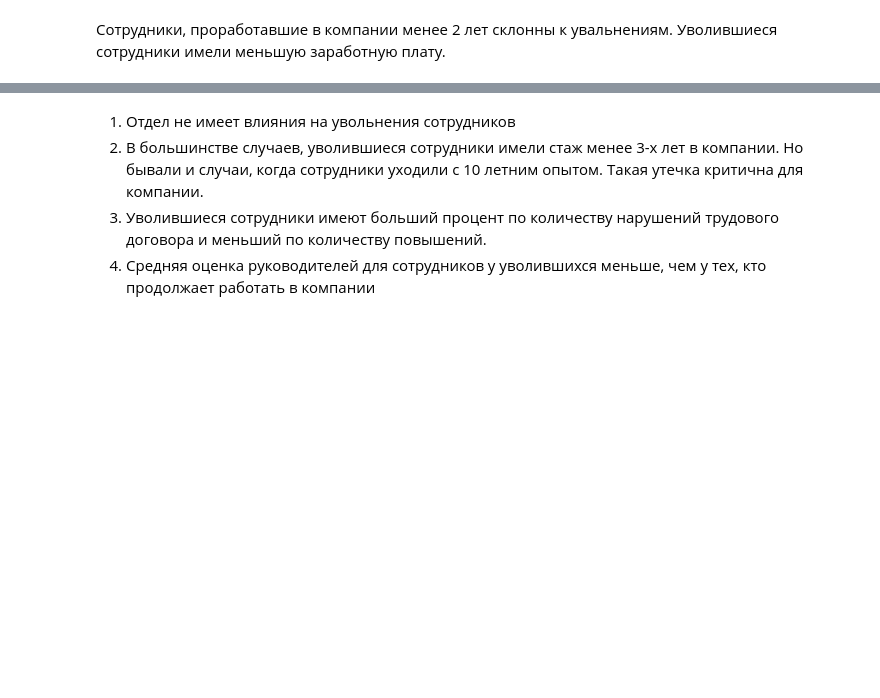
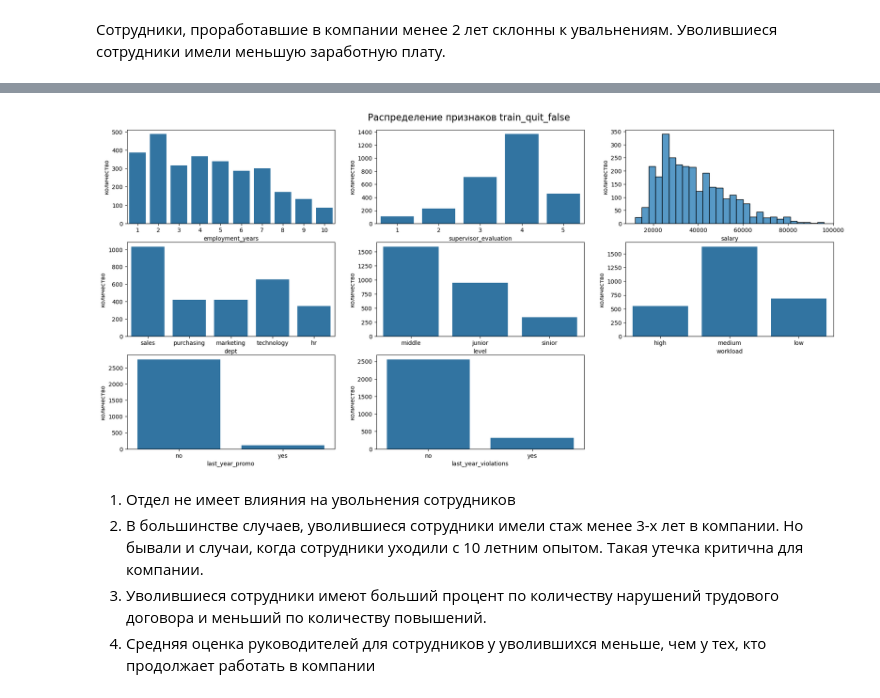
Before and after one commit to serguntsov/ML_HR_ANALYST, a Jupyter notebook: satisfaction_rate_job.ipynb, the cells around one changed output, grey strips where cells are left out. Cells and saved outputs as stored; diff of their text form; code cells hidden in the pictures; blank space fills up the shorter version.

```diff
--- a/satisfaction_rate_job.ipynb
+++ b/satisfaction_rate_job.ipynb
@@ -918,3 +982,9 @@ plt_hist(train_quit_false.iloc[:, :-1])
+# %%
+plt_hist(train_quit_false.iloc[:, :-1])
+plt.suptitle('Распределение признаков train_quit_false', y=0.92, fontsize=16)
+plt.show()
+# %% [output]
+[figure, added]
 # %% [markdown]
 1. Отдел не имеет влияния на увольнения сотрудников
 2. В большинстве случаев, уволившиеся сотрудники имели стаж менее 3-х лет в компании. Но бывали и случаи, когда сотрудники уходили с 10 летним опытом. Такая утечка критична для компании.
```
Also changed, not shown: parts of 21 cells of this notebook, 1 other file.
